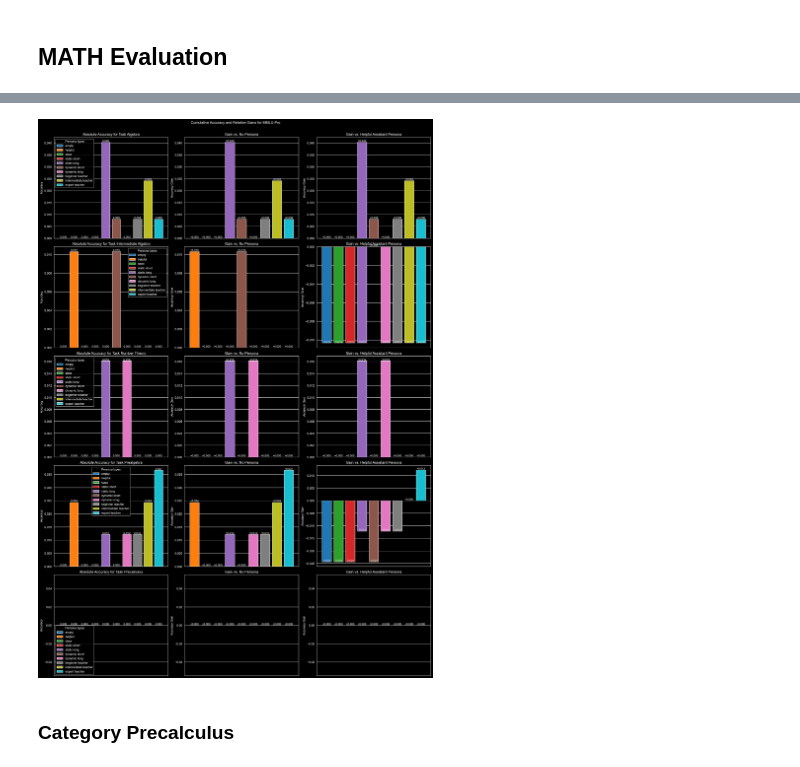
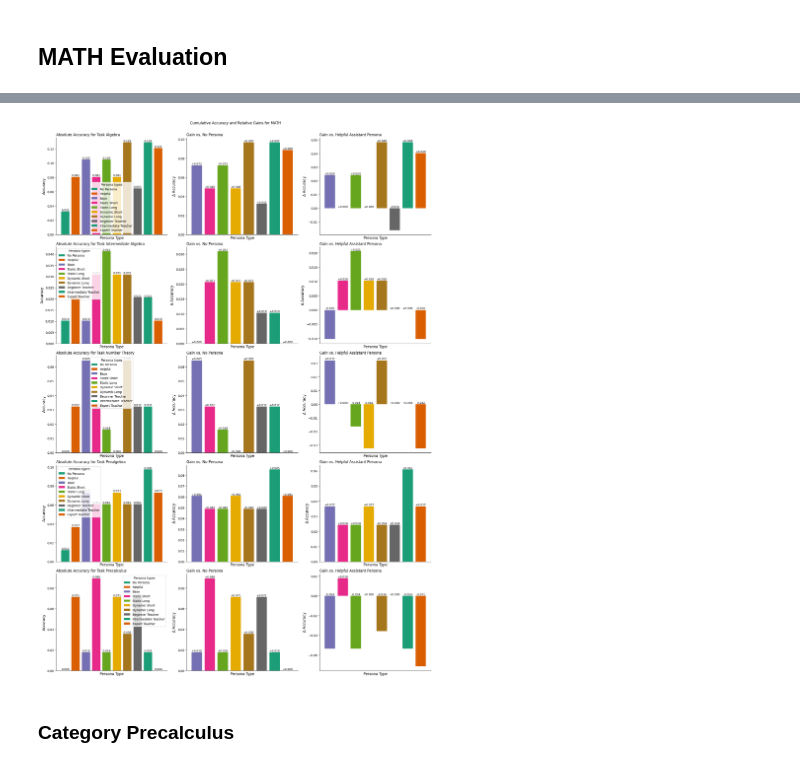
Before and after one commit to nicomu99/master-thesis, a Jupyter notebook: dataset_overview.ipynb, the cells around one changed output, grey strips where cells are left out. Cells and saved outputs as stored; diff of their text form; code cells hidden in the pictures.

Commit message:
Make math answer extraction more robust

```diff
--- a/dataset_overview.ipynb
+++ b/dataset_overview.ipynb
@@ -21,13 +21,15 @@ True
 # %%
 from inference.evaluator import Evaluator
 
-dataset_path = "gpt-4_1-nano"
+dataset_path = "gpt-5_0-nano"
 evaluator = Evaluator(dataset_path=dataset_path)
 
 persona_registry = evaluator.get_persona_registry()
 answer_columns = persona_registry.get_answer_columns()
-del_personas = ["helpful", "static_short", "static_long"]
 completion_columns = [col.replace("_answer", "") for col in answer_columns]
-completion_columns = [c for c in completion_columns if c not in del_personas]
+
+# del_personas = ["helpful" , "static_short", "static_long"]
+# completion_columns = [c for c in completion_columns if c not in del_personas]
+
 plotting_wrapper = PlottingWrapper(completion_columns)
 # %% [output]
@@ -129,7 +120,8 @@ KeyError: 'static_short'
 # %%
 mmlu_effects_df = mmlu_df.copy()
 for col in completion_columns:
-    mmlu_effects_df[col] = (mmlu_effects_df["answer"] == mmlu_effects_df[col]).astype("int")
+    eq_col = mmlu_effects_df["answer"] == mmlu_effects_df[col]
+    mmlu_effects_df[col] = eq_col.astype("int")
 # %% [markdown]
 ### Category chemistry
 # %%
@@ -320,4 +312,10 @@ dtype: float64
 ## MATH Evaluation
 # %%
 math_tasks, math_df = evaluator.get_data("MATH")
+
+# Get rid of all whitespace in true answer
+math_df.loc[:, "answers"] = math_df["answers"].str.replace(" ", "")
+# Get rid of \text{...} wrapping
+math_df.loc[:, "answers"] = math_df["answers"].str.replace(r"\\text\{(.*?)\}", r"\1", regex=True)
+
 math_df = extract_answers(math_df, answer_columns, "math")
@@ -330,27 +352,27 @@ gains_helpful_df = compute_accuracy_difference(
 # %%
 categories = accuracy_df["subject"].tolist()
 
 fig, axes = plt.subplots(
     nrows=len(categories),
     ncols=3,
     figsize=(18, len(categories) * 5),
     constrained_layout=True
 )
 
 for i, category in enumerate(categories):
     row_abs = get_plot_dict(accuracy_df, category, category_col="subject")
     row_base = get_plot_dict(gains_baseline_df, category, category_col="subject", ignore_cols=["no"])
     row_help = get_plot_dict(gains_helpful_df, category, category_col="subject", ignore_cols=["helpful"])
 
     plotting_wrapper.plot_abs_accuracy(axes[i][0], row_abs, title=f"Absolute Accuracy for Task {category}")
     plotting_wrapper.plot_rel_accuracy(axes[i][1], row_base, title=f"Gain vs. No Persona")
     plotting_wrapper.plot_rel_accuracy(axes[i][2], row_help, title=f"Gain vs. Helpful Assistant Persona")
 
-fig.suptitle("Cumulative Accuracy and Relative Gains for MMLU-Pro", y=1.02)
-fig.savefig(f"plots/math_{dataset_path}")
+fig.suptitle("Cumulative Accuracy and Relative Gains for MATH", y=1.02)
+fig.savefig(f"plots/math_{dataset_path}", dpi=1200)
 plt.show()
 # %% [output]
-[figure, old version]
+[figure, new version]
 # %%
 math_effects_df = math_df.copy()
 for col in completion_columns:
```
Also changed, not shown: parts of 9 cells of this notebook, 13 other files.
